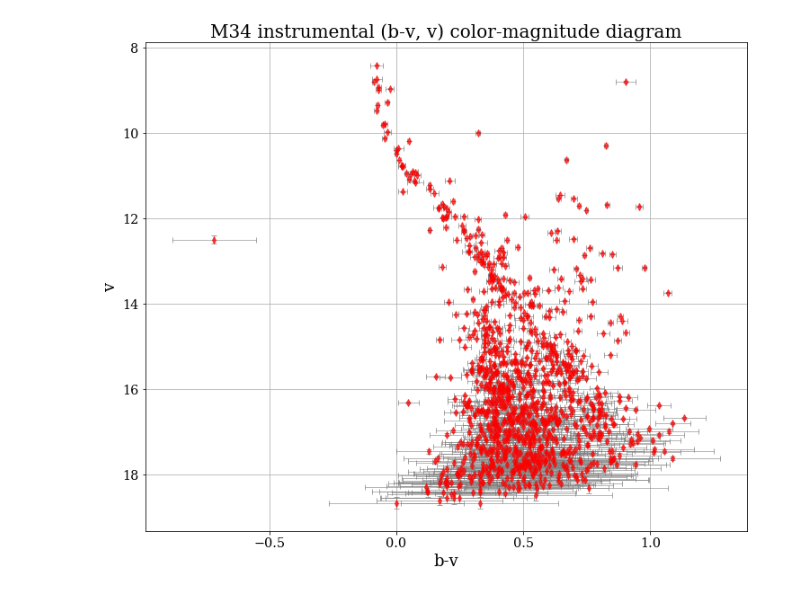
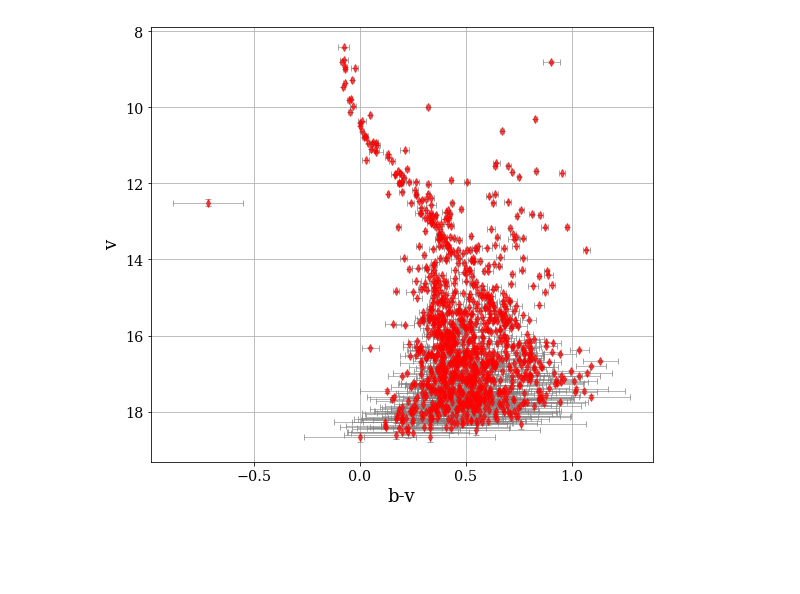
Before and after one commit to patricks1/phys344, a Jupyter notebook: lab06/phys344lab06.ipynb, the cells around one changed output. Saved outputs shown, nothing was run; the diff lists cells and outputs as text; code cells hidden in the pictures; blank space fills up the shorter version.

```diff
--- a/lab06/phys344lab06.ipynb
+++ b/lab06/phys344lab06.ipynb
@@ -26,11 +24,41 @@ dbv=dv+db
+# %%
+rawcat={}
+dtype_r=np.dtype({'names':['id','v.inst','dv.inst','b.inst','db.inst'],
+               'formats':[np.int,np.float,np.float,np.float,np.float]})
+rawdat=np.loadtxt('m34bv.raw',usecols=[0,3,4,5,6],unpack=True,skiprows=3,dtype=dtype_r)
+rawcat['id']=rawdat[0]
+rawcat['v.inst']=rawdat[1]
+rawcat['dv.inst']=rawdat[2]
+rawcat['b.inst']=rawdat[3]
+rawcat['db.inst']=rawdat[4]
+rawcat['b-v.inst']=rawcat['b.inst']-rawcat['v.inst']
+rawcat['dbv.inst']=rawcat['dv.inst']+rawcat['db.inst']
+
+dtype_sel=np.dtype({'names':['name','v.std','b.std','b-v.std'],
+                'formats':['S20',np.float,np.float,np.float]})
+selcat={}
+seldat=np.loadtxt('stddat.csv',unpack=True,delimiter=',',skiprows=1,dtype=dtype_sel)
+selcat['name']=seldat[0]
+selcat['v.std']=seldat[1]
+selcat['b.std']=seldat[2]
+selcat['b-v.std']=seldat[3]
 # %%
-fig=plt.figure(figsize=(12,10))
+bv_inst=rawcat['b-v.inst']
+v_inst=rawcat['v.inst']
+dv_inst=rawcat['dv.inst']
+dbv_inst=rawcat['dbv.inst']
+
+fig=plt.figure(figsize=(9,8))
 ax=fig.add_subplot(111)
-ax.errorbar(bv,v,dv,dbv,ms=5,capsize=3,elinewidth=0.8,ecolor='grey',fmt='rd',alpha=0.7)
+ax.errorbar(bv_inst,v_inst,dv_inst,dbv_inst,ms=5,capsize=3,elinewidth=0.8,ecolor='grey',
+            fmt='rd',alpha=0.7)
 ax.axes.invert_yaxis()
 ax.set_xlabel('b-v')
 ax.set_ylabel('v')
-ax.set_title('M34 instrumental (b-v, v) color-magnitude diagram')
+#ax.set_title('M34 instrumental (b-v, v) color-magnitude diagram')
+filename='instmag.png'
+path=folder+'/'+filename
+fig.savefig(path)
 plt.show()
 # %% [output]
-[figure, old version]
+[figure, new version]
```
Also changed, not shown: parts of 9 cells of this notebook, 4 other files.
